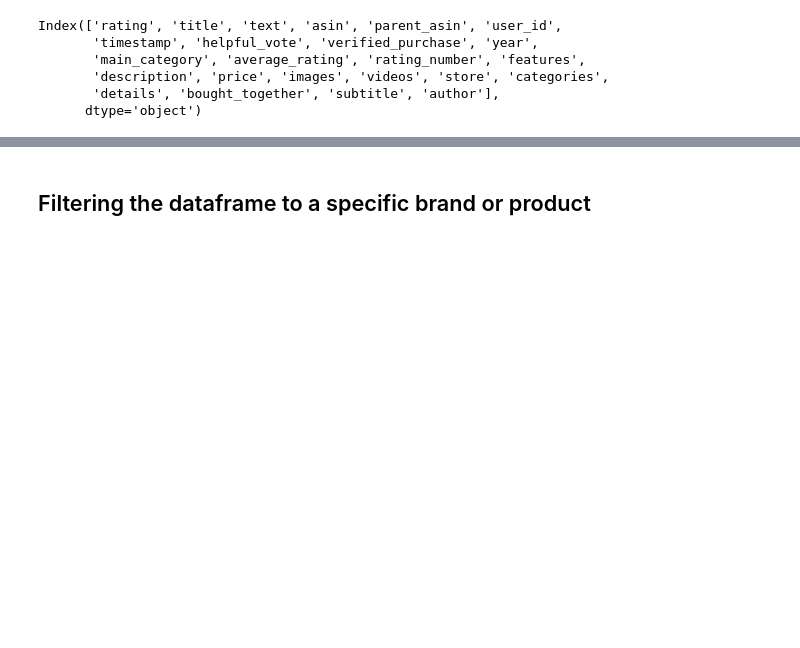
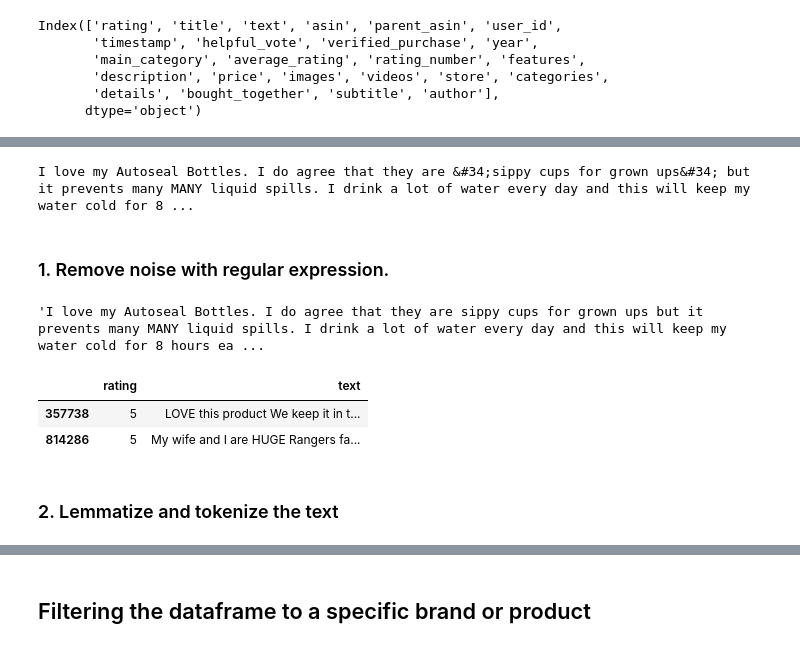
Before and after one commit to marieljum/NLP_Amazon_Reviews_Sentiment, a Jupyter notebook: notebooks/Text_Summarization.ipynb, the cells around one changed output, grey strips where cells are left out. Saved outputs shown, nothing was run; the diff lists cells and outputs as text; code cells hidden in the pictures; blank space fills up the shorter version.

```diff
--- a/notebooks/Text_Summarization.ipynb
+++ b/notebooks/Text_Summarization.ipynb
@@ -96,0 +77,40 @@ Name: count, dtype: int64
+# %%
+text = "I love my Autoseal Bottles. I do agree that they are &#34;sippy cups for grown ups&#34; but it prevents many MANY liquid spills. I drink a lot of water every day and this will keep my water cold for 8 hours easily - that includes putting ice cubes in the bottle at the start of the day - has even kept my cold water with ice cubes cold inside a car on an 80 degree Farenheit Los Angeles day."
+print(text)
+# %% [output]
+I love my Autoseal Bottles. I do agree that they are &#34;sippy cups for grown ups&#34; but it prevents many MANY liquid spills. I drink a lot of water every day and this will keep my water cold for 8 ...
+# %% [markdown]
+### 1. Remove noise with regular expression.
+# %%
+def regex_clean(text):
+    # convert html escapes like &amp; to characters.
+    text = html.unescape(text)
+    # tags like <tab>
+    text = re.sub(r'<[^<>]*>', ' ', text)
+    # markdown URLs like [Some text](https://....)
+    text = re.sub(r'\[([^\[\]]*)\]\([^\(\)]*\)', r'\1', text)
+    # text or code in brackets like [0]
+    text = re.sub(r'\[[^\[\]]*\]', ' ', text)
+    # standalone sequences of specials, matches &# but not #cool
+    text = re.sub(r'(?:^|\s)[&#<>{}\[\]+|\\:-]{1,}(?:\s|$)', ' ', text)
+    # standalone sequences of hyphens like --- or ==
+    text = re.sub(r'(?:^|\s)[\-=\+]{2,}(?:\s|$)', ' ', text)
+    # Remove all punctuation except periods and apostrophes
+    text = re.sub(r"[^\w\s'.]", '', text)
+    # sequences of white spaces
+    text = re.sub(r'\s+', ' ', text)
+    return text.strip()
+
+regex_clean(text)
+# %% [output]
+'I love my Autoseal Bottles. I do agree that they are sippy cups for grown ups but it prevents many MANY liquid spills. I drink a lot of water every day and this will keep my water cold for 8 hours ea ...
+# %%
+# Clean the text
+merge_df['text'] = merge_df['text'].apply(regex_clean)
+merge_df[['rating', 'text']].sample(2)
+# %% [output]
+|  | rating | text |
+| 357738 | 5 | LOVE this product We keep it in t... |
+| 814286 | 5 | My wife and I are HUGE Rangers fa... |
+# %% [markdown]
+### 2. Lemmatize and tokenize the text
```
Also changed, not shown: parts of 45 cells of this notebook.
